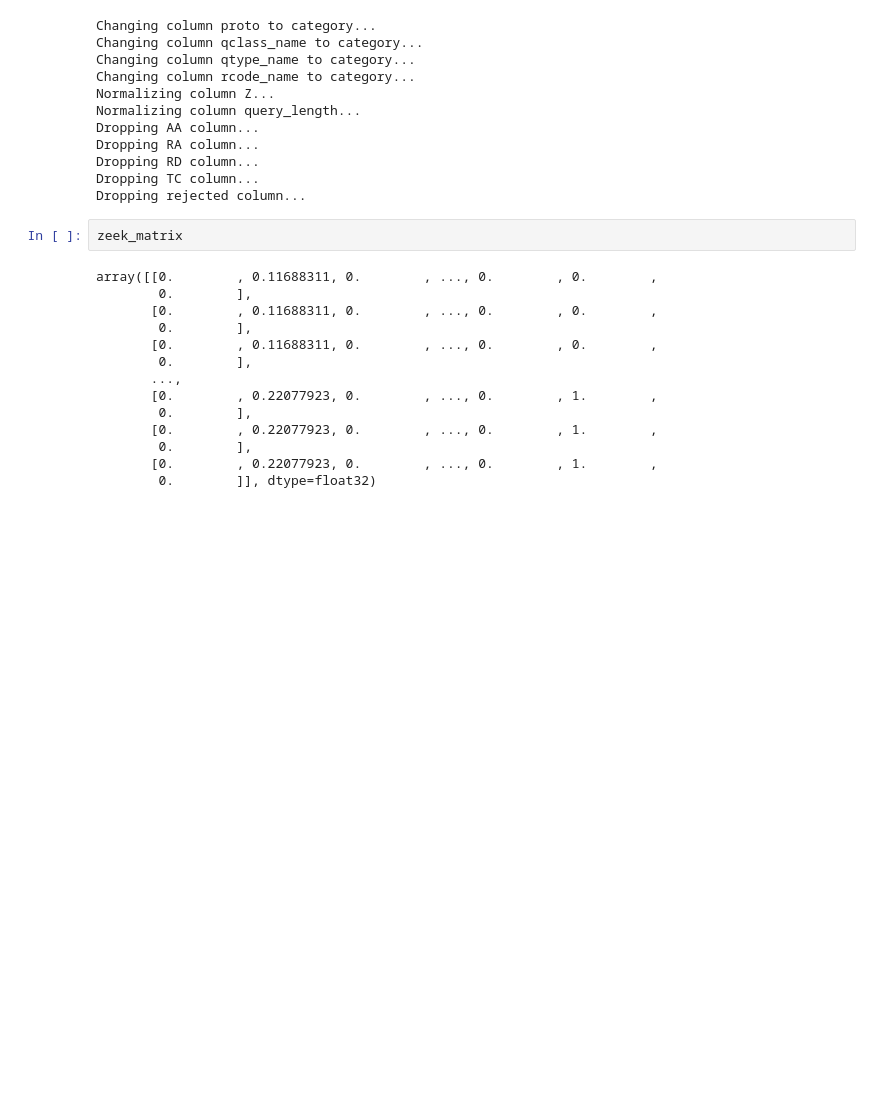
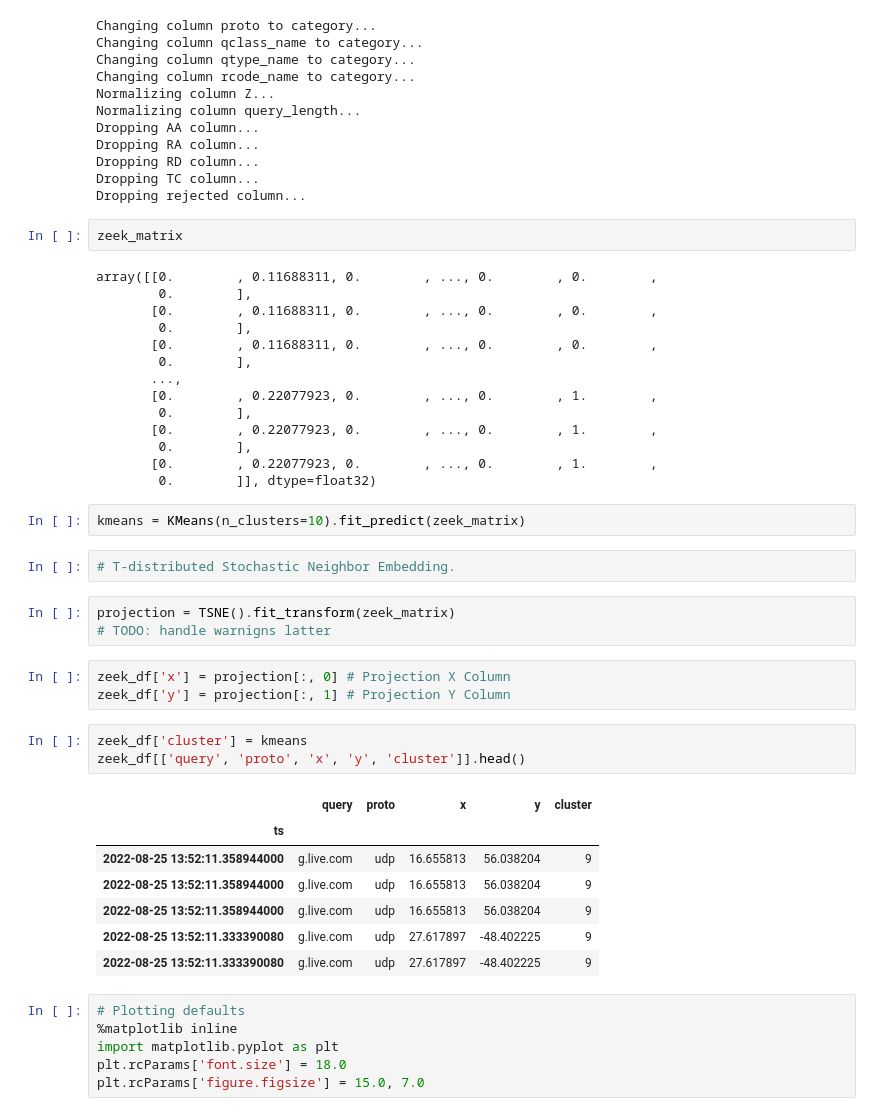
Before and after one commit to AI-Learning-Land/zat, a Jupyter notebook: notebooks/Network_Monitoring_AI.ipynb, the cells around one changed output. Saved outputs shown, nothing was run; the diff lists cells and outputs as text; blank space fills up the shorter version.

```diff
--- a/notebooks/Network_Monitoring_AI.ipynb
+++ b/notebooks/Network_Monitoring_AI.ipynb
@@ -396,3 +396,30 @@ array([[0.        , 0.11688311, 0.        , ..., 0.        , 0.        ,
         0.        ],
        [0.        , 0.22077923, 0.        , ..., 0.        , 1.        ,
         0.        ]], dtype=float32)
+# %%
+kmeans = KMeans(n_clusters=10).fit_predict(zeek_matrix)
+# %%
+# T-distributed Stochastic Neighbor Embedding.
+# %%
+projection = TSNE().fit_transform(zeek_matrix)
+# TODO: handle warnigns latter
+# %%
+zeek_df['x'] = projection[:, 0] # Projection X Column
+zeek_df['y'] = projection[:, 1] # Projection Y Column
+# %%
+zeek_df['cluster'] = kmeans
+zeek_df[['query', 'proto', 'x', 'y', 'cluster']].head()
+# %% [output]
+|  | query | proto | x | y | cluster |
+| ts |  |  |  |  |  |
+| 2022-08-25 13:52:11.358944000 | g.live.com | udp | 16.655813 | 56.038204 | 9 |
+| 2022-08-25 13:52:11.358944000 | g.live.com | udp | 16.655813 | 56.038204 | 9 |
+| 2022-08-25 13:52:11.358944000 | g.live.com | udp | 16.655813 | 56.038204 | 9 |
+| 2022-08-25 13:52:11.333390080 | g.live.com | udp | 27.617897 | -48.402225 | 9 |
+| 2022-08-25 13:52:11.333390080 | g.live.com | udp | 27.617897 | -48.402225 | 9 |
+# %%
+# Plotting defaults
+%matplotlib inline
+import matplotlib.pyplot as plt
+plt.rcParams['font.size'] = 18.0
+plt.rcParams['figure.figsize'] = 15.0, 7.0
```
Also changed, not shown: parts of 3 cells of this notebook, 1 other file.
